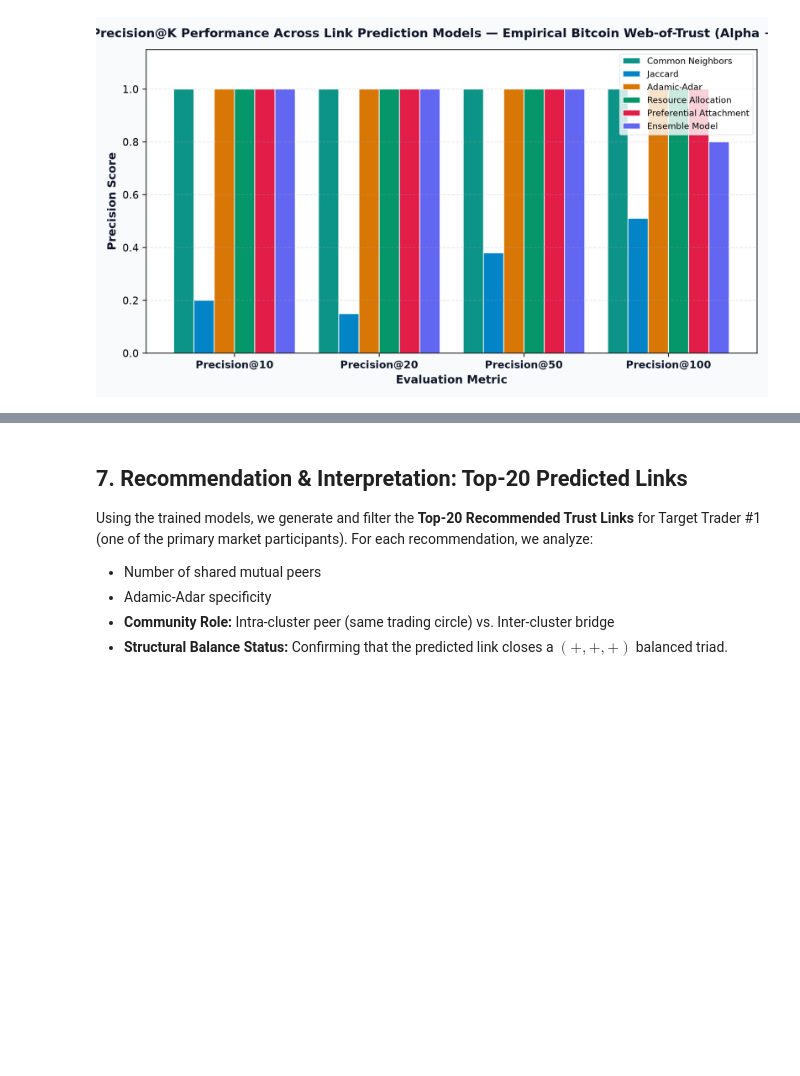
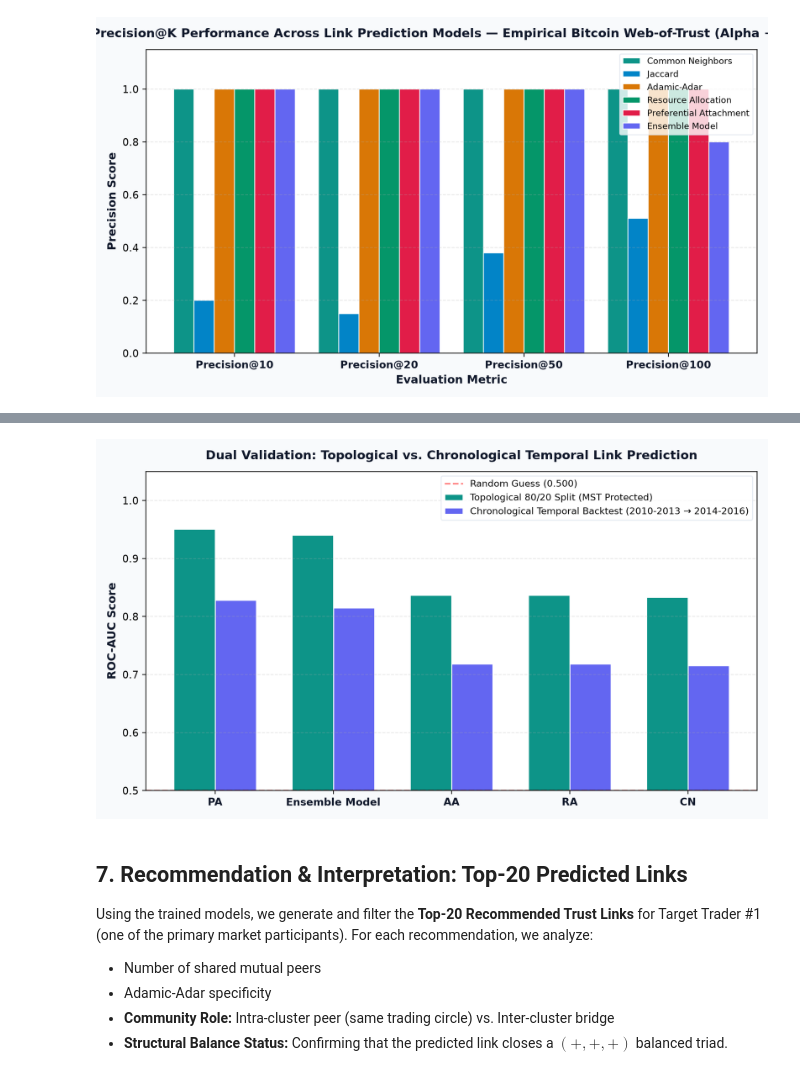
Before and after one commit to Lion4467cat/bitcoin-trust-link-prediction, a Jupyter notebook: notebooks/bitcoin_link_prediction_recommendation.ipynb, the cells around one changed output, grey strips where cells are left out. Saved outputs shown, nothing was run; the diff lists cells and outputs as text; code cells hidden in the pictures; blank space fills up the shorter version.

```diff
--- a/notebooks/bitcoin_link_prediction_recommendation.ipynb
+++ b/notebooks/bitcoin_link_prediction_recommendation.ipynb
@@ -183,3 +198,7 @@ display(Image(filename=str(ROOT / "visualizations" / "link_prediction_precision_
+# %%
+display(Image(filename=str(ROOT / "visualizations" / "temporal_link_prediction_comparison.png")))
+# %% [output]
+[figure, added]
 # %% [markdown]
 ## 7. Recommendation & Interpretation: Top-20 Predicted Links
 
```
Also changed, not shown: parts of 5 cells of this notebook, 27 other files.
